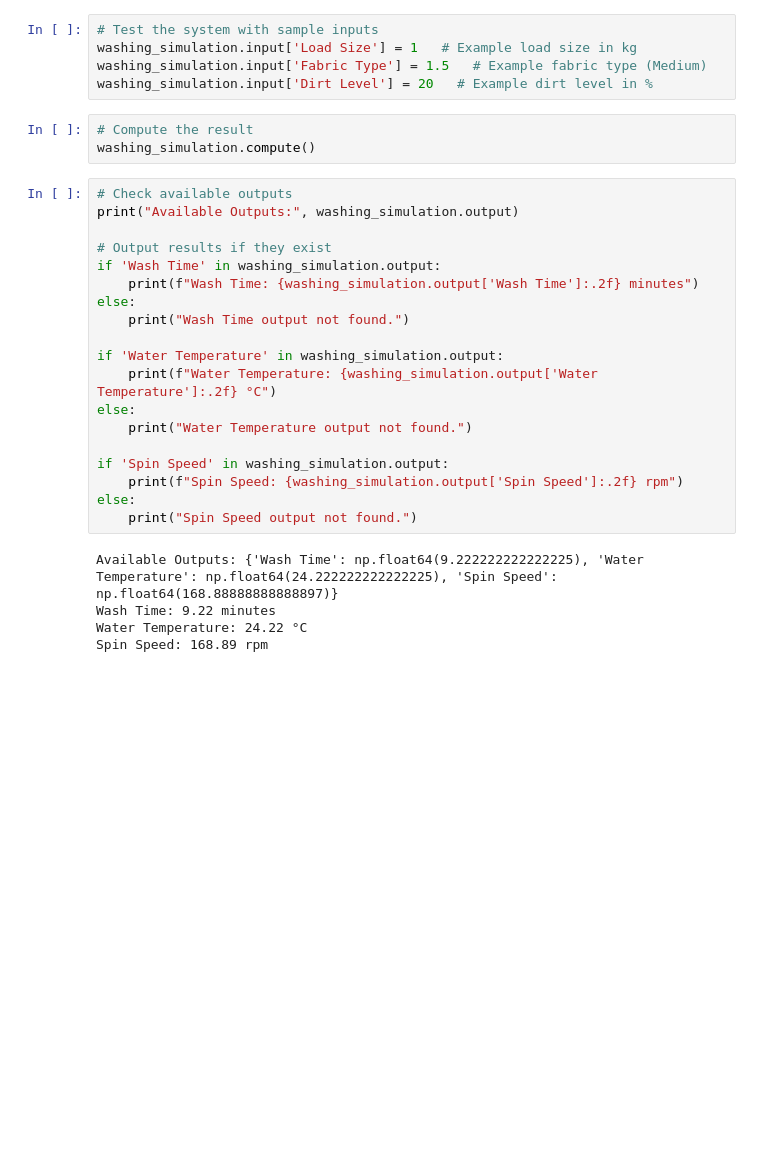
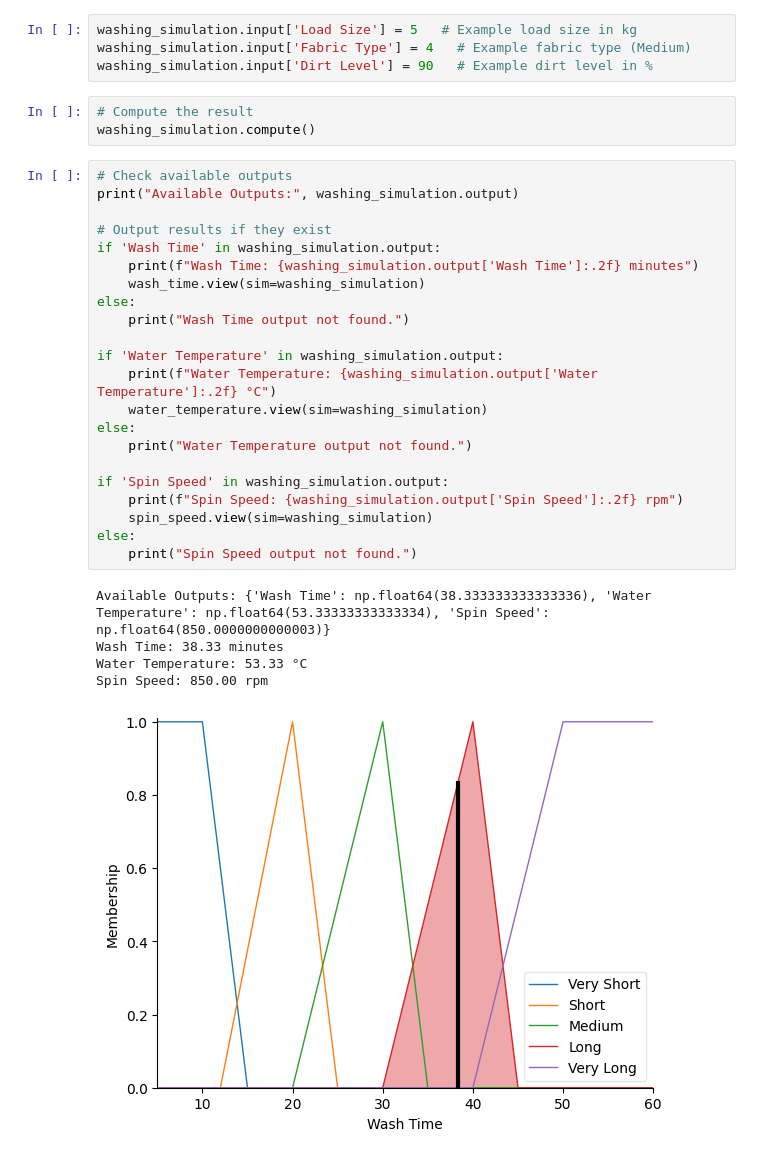
Before and after one commit to Nazrin99/FuzzyWashing, a Jupyter notebook: washingfuzzy.ipynb, the cells around one changed output. Drawn from its saved outputs; the diff is of its cells as text; blank space fills up the shorter version.

```diff
--- a/washingfuzzy.ipynb
+++ b/washingfuzzy.ipynb
@@ -96,32 +110,35 @@ washing_simulation = ctrl.ControlSystemSimulation(washing_control_system)
 # %%
-# Test the system with sample inputs
-washing_simulation.input['Load Size'] = 1   # Example load size in kg
-washing_simulation.input['Fabric Type'] = 1.5   # Example fabric type (Medium)
-washing_simulation.input['Dirt Level'] = 20   # Example dirt level in %
+washing_simulation.input['Load Size'] = 5   # Example load size in kg
+washing_simulation.input['Fabric Type'] = 4   # Example fabric type (Medium)
+washing_simulation.input['Dirt Level'] = 90   # Example dirt level in %
 # %%
 # Compute the result
 washing_simulation.compute()
 # %%
 # Check available outputs
 print("Available Outputs:", washing_simulation.output)
 
 # Output results if they exist
 if 'Wash Time' in washing_simulation.output:
     print(f"Wash Time: {washing_simulation.output['Wash Time']:.2f} minutes")
+    wash_time.view(sim=washing_simulation)
 else:
     print("Wash Time output not found.")
 
 if 'Water Temperature' in washing_simulation.output:
     print(f"Water Temperature: {washing_simulation.output['Water Temperature']:.2f} °C")
+    water_temperature.view(sim=washing_simulation)
 else:
     print("Water Temperature output not found.")
 
 if 'Spin Speed' in washing_simulation.output:
     print(f"Spin Speed: {washing_simulation.output['Spin Speed']:.2f} rpm")
+    spin_speed.view(sim=washing_simulation)
 else:
     print("Spin Speed output not found.")
 # %% [output]
-Available Outputs: {'Wash Time': np.float64(9.222222222222225), 'Water Temperature': np.float64(24.222222222222225), 'Spin Speed': np.float64(168.88888888888897)}
-Wash Time: 9.22 minutes
-Water Temperature: 24.22 °C
-Spin Speed: 168.89 rpm
+Available Outputs: {'Wash Time': np.float64(38.333333333333336), 'Water Temperature': np.float64(53.33333333333334), 'Spin Speed': np.float64(850.0000000000003)}
+Wash Time: 38.33 minutes
+Water Temperature: 53.33 °C
+Spin Speed: 850.00 rpm
+[figure, added]
```
Also changed, not shown: parts of 22 cells of this notebook.
